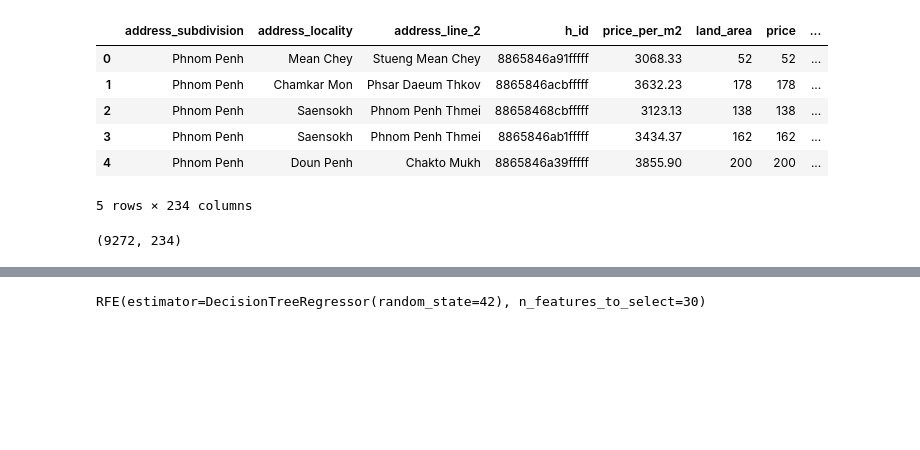
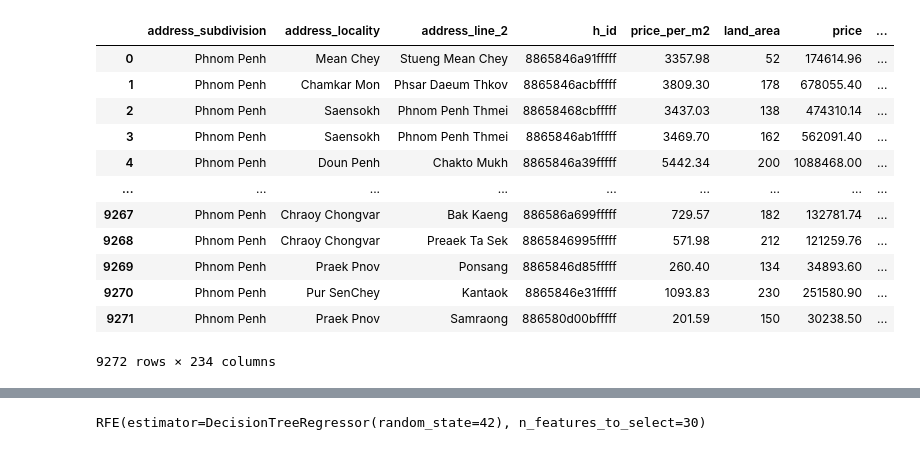
Before and after one commit to zinhour10/real_estate_price_prediction, a Jupyter notebook: notebooks/data_prepocessing/feature_selections/dicision_tree_feature_selection.ipynb, the cells around one changed output, grey strips where cells are left out. Drawn from its saved outputs; the diff is of its cells as text; code cells hidden in the pictures; blank space fills up the shorter version.

```diff
--- a/notebooks/data_prepocessing/feature_selections/dicision_tree_feature_selection.ipynb
+++ b/notebooks/data_prepocessing/feature_selections/dicision_tree_feature_selection.ipynb
@@ -6,18 +6,20 @@ from sklearn.feature_selection import RFE
 from sklearn.preprocessing import OrdinalEncoder
 from sklearn.tree import DecisionTreeRegressor
 # %%
-df = pd.read_csv('../../../data/processed/land_dataset_final_v2.csv')
+df = pd.read_csv('../../../data/processed/land_dataset_final_v3.csv')
 # %%
-df.head()
+df
 # %% [output]
 |  | address_subdivision | address_locality | address_line_2 | h_id | price_per_m2 | land_area | price | ... |
-| 0 | Phnom Penh | Mean Chey | Stueng Mean Chey | 8865846a91fffff | 3068.33 | 52 | 52 | ... |
-| 1 | Phnom Penh | Chamkar Mon | Phsar Daeum Thkov | 8865846acbfffff | 3632.23 | 178 | 178 | ... |
-| 2 | Phnom Penh | Saensokh | Phnom Penh Thmei | 88658468cbfffff | 3123.13 | 138 | 138 | ... |
-| 3 | Phnom Penh | Saensokh | Phnom Penh Thmei | 8865846ab1fffff | 3434.37 | 162 | 162 | ... |
-| 4 | Phnom Penh | Doun Penh | Chakto Mukh | 8865846a39fffff | 3855.90 | 200 | 200 | ... |
+| 0 | Phnom Penh | Mean Chey | Stueng Mean Chey | 8865846a91fffff | 3357.98 | 52 | 174614.96 | ... |
+| 1 | Phnom Penh | Chamkar Mon | Phsar Daeum Thkov | 8865846acbfffff | 3809.30 | 178 | 678055.40 | ... |
+| 2 | Phnom Penh | Saensokh | Phnom Penh Thmei | 88658468cbfffff | 3437.03 | 138 | 474310.14 | ... |
+| 3 | Phnom Penh | Saensokh | Phnom Penh Thmei | 8865846ab1fffff | 3469.70 | 162 | 562091.40 | ... |
+| 4 | Phnom Penh | Doun Penh | Chakto Mukh | 8865846a39fffff | 5442.34 | 200 | 1088468.00 | ... |
+| ... | ... | ... | ... | ... | ... | ... | ... | ... |
+| 9267 | Phnom Penh | Chraoy Chongvar | Bak Kaeng | 886586a699fffff | 729.57 | 182 | 132781.74 | ... |
+| 9268 | Phnom Penh | Chraoy Chongvar | Preaek Ta Sek | 8865846995fffff | 571.98 | 212 | 121259.76 | ... |
+| 9269 | Phnom Penh | Praek Pnov | Ponsang | 8865846d85fffff | 260.40 | 134 | 34893.60 | ... |
+| 9270 | Phnom Penh | Pur SenChey | Kantaok | 8865846e31fffff | 1093.83 | 230 | 251580.90 | ... |
+| 9271 | Phnom Penh | Praek Pnov | Samraong | 886580d00bfffff | 201.59 | 150 | 30238.50 | ... |
-5 rows × 234 columns
+9272 rows × 234 columns
-# %%
-df.shape
-# %% [output]
-(9272, 234)
```
Also changed, not shown: parts of 9 cells of this notebook, 50 other files.
